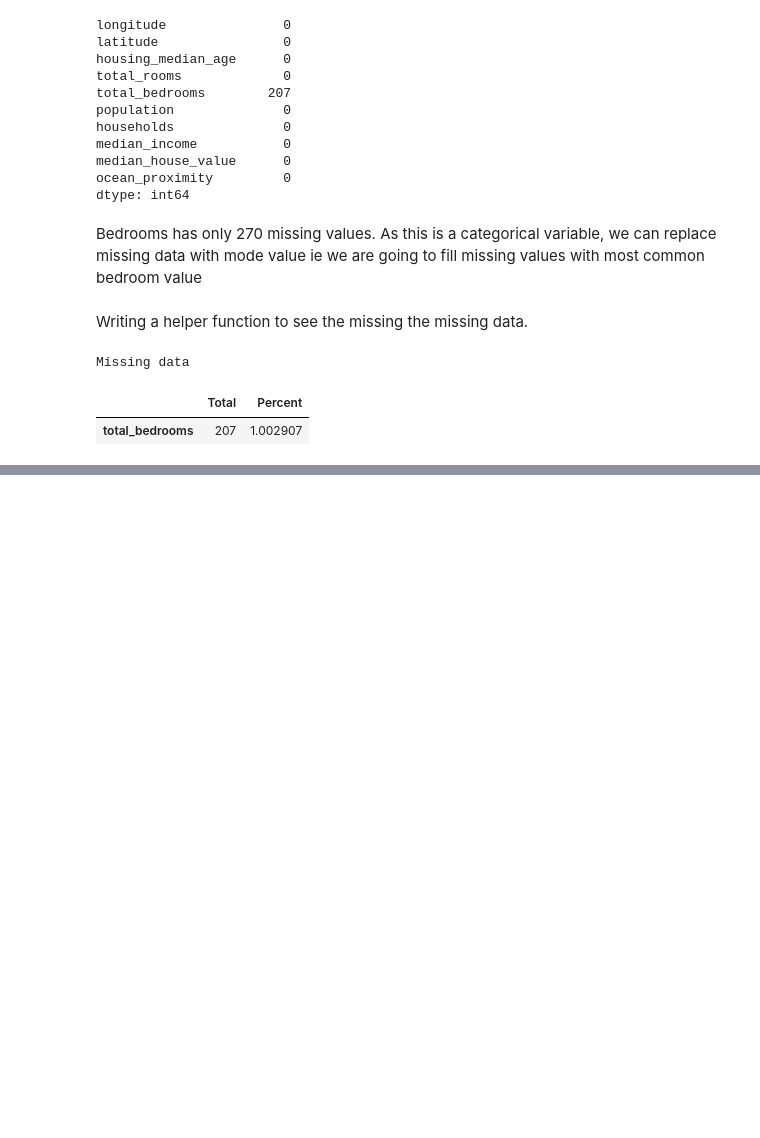
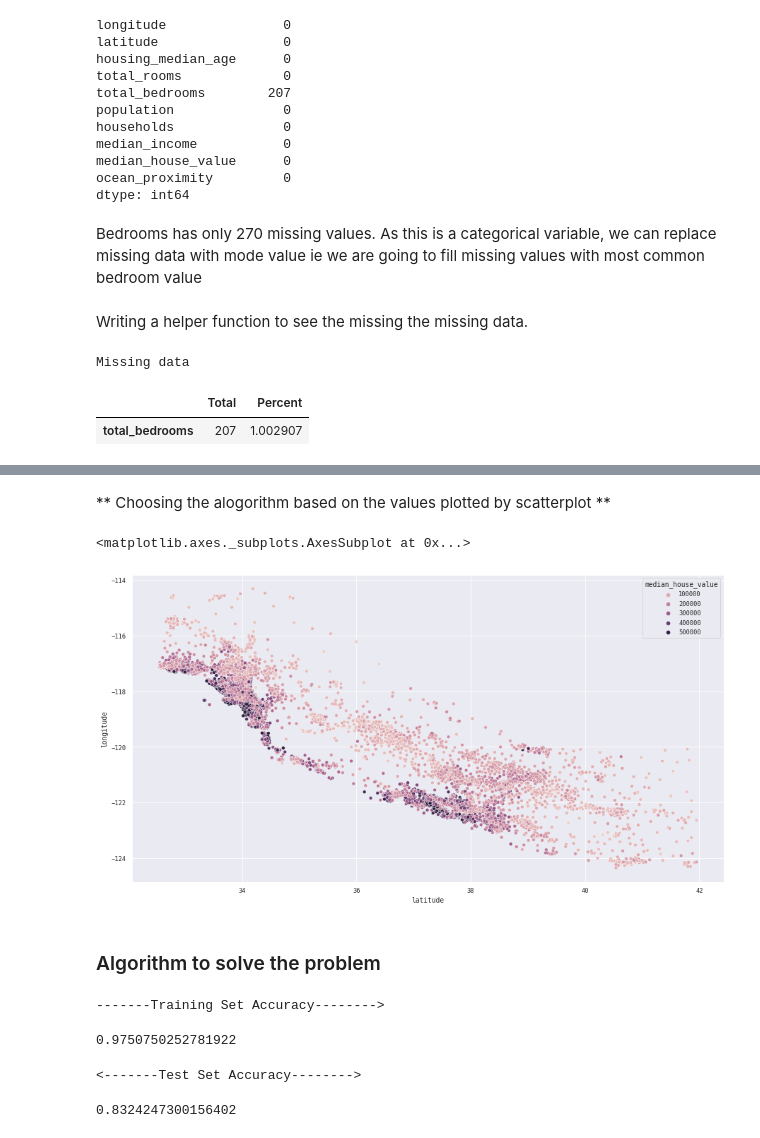
Before and after one commit to SanjanTring/DataBlitz, a Jupyter notebook: CaliforniaHousing.ipynb, the cells around one changed output, grey strips where cells are left out. Cells and saved outputs as stored; diff of their text form; code cells hidden in the pictures; blank space fills up the shorter version.

```diff
--- a/CaliforniaHousing.ipynb
+++ b/CaliforniaHousing.ipynb
@@ -215,0 +219,30 @@ The Accuracy of the model
+# %% [markdown]
+** Choosing the alogorithm based on the values plotted by scatterplot **
+# %%
+plt.figure(figsize=(15, 8))
+sns.scatterplot(
+    data=train_df,
+    x="latitude",
+    y="longitude",
+    hue="median_house_value"
+)
+# %% [output]
+<matplotlib.axes._subplots.AxesSubplot at 0x...>
+[figure, added]
+# %% [markdown]
+### Algorithm to solve the problem
+# %%
+forest = RandomForestRegressor()
+
+forest.fit(X_train, y_train)
+print('-------Training Set Accuracy-------->')
+forest.score(X_train, y_train)
+# %% [output]
+-------Training Set Accuracy-------->
+0.9750750252781922
+# %%
+print('<-------Test Set Accuracy-------->')
+forest.score(X_test, y_test)
+# %% [output]
+<-------Test Set Accuracy-------->
+0.8324247300156402
```
Also changed, not shown: parts of 18 cells of this notebook.
